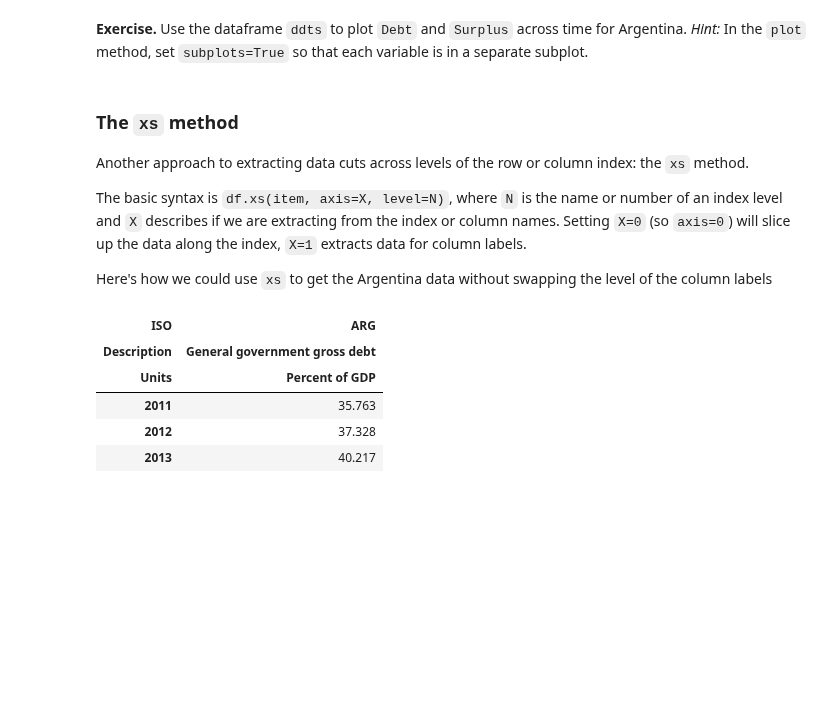
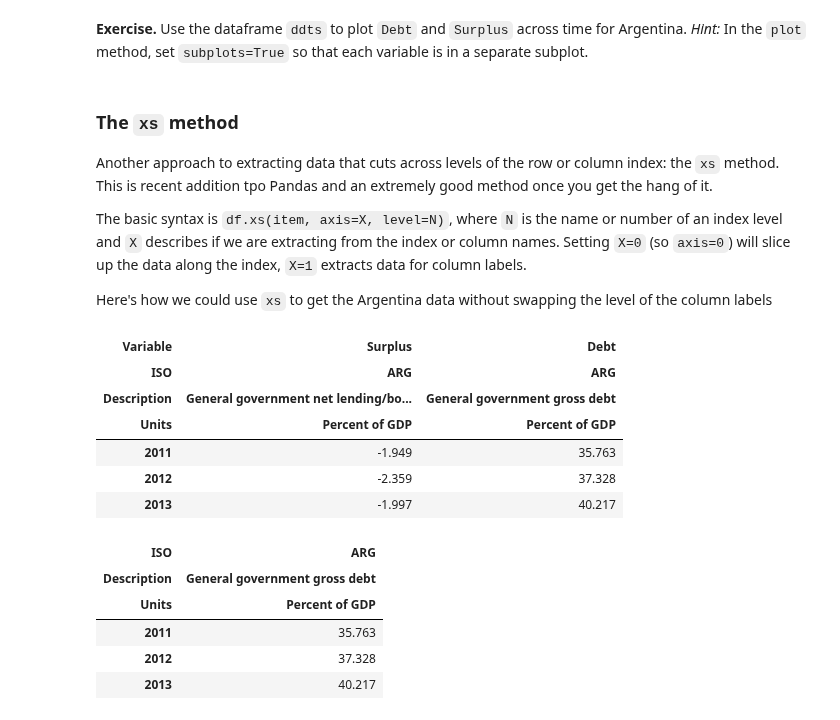
Before and after one commit to DaveBackus/Data_Bootcamp, a Jupyter notebook: Code/IPython/bootcamp_pandas-shape.ipynb, the cells around one changed output. Saved outputs shown, nothing was run; the diff lists cells and outputs as text; code cells hidden in the pictures; blank space fills up the shorter version.

```diff
--- a/Code/IPython/bootcamp_pandas-shape.ipynb
+++ b/Code/IPython/bootcamp_pandas-shape.ipynb
@@ -370,7 +356,7 @@ ddts
 # %% [markdown]
 ### The `xs` method
 
-Another approach to extracting data cuts across levels of the row or column index:  the `xs` method.
+Another approach to extracting data that cuts across levels of the row or column index:  the `xs` method. This is recent addition tpo Pandas and an extremely good method once you get the hang of it.
 
 The basic syntax is `df.xs(item, axis=X, level=N)`, where `N` is the name or number of an index level and `X` describes if we are extracting from the index or column names. Setting `X=0` (so `axis=0`) will slice up the data along the index, `X=1` extracts data for column labels.
 
@@ -380,3 +366,13 @@ ddt.xs?
+# %%
+ddt.xs("Argentina", axis=1, level="Country")
+# %% [output]
+| Variable | Surplus | Debt |
+| ISO | ARG | ARG |
+| Description | General government net lending/bo... | General government gross debt |
+| Units | Percent of GDP | Percent of GDP |
+| 2011 | -1.949 | 35.763 |
+| 2012 | -2.359 | 37.328 |
+| 2013 | -1.997 | 40.217 |
 # %%
 ddt.xs("Argentina", axis=1, level="Country")["Debt"]
 # %% [output]
```
Also changed, not shown: parts of 45 cells of this notebook, 6 other files.
